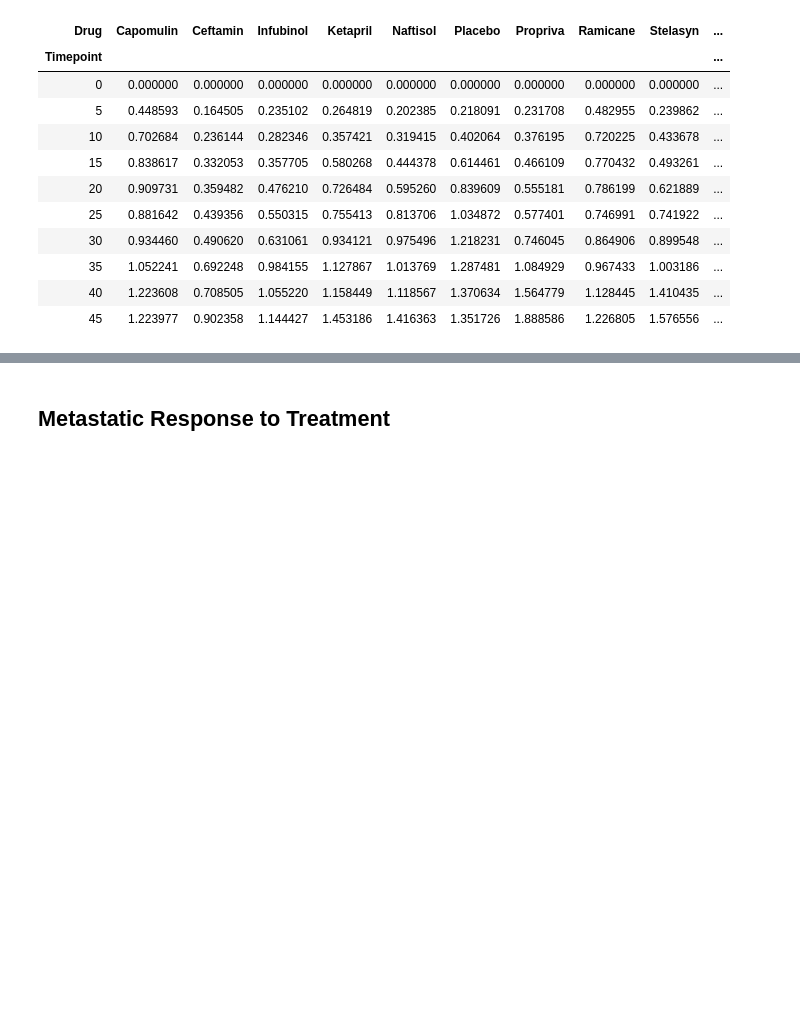
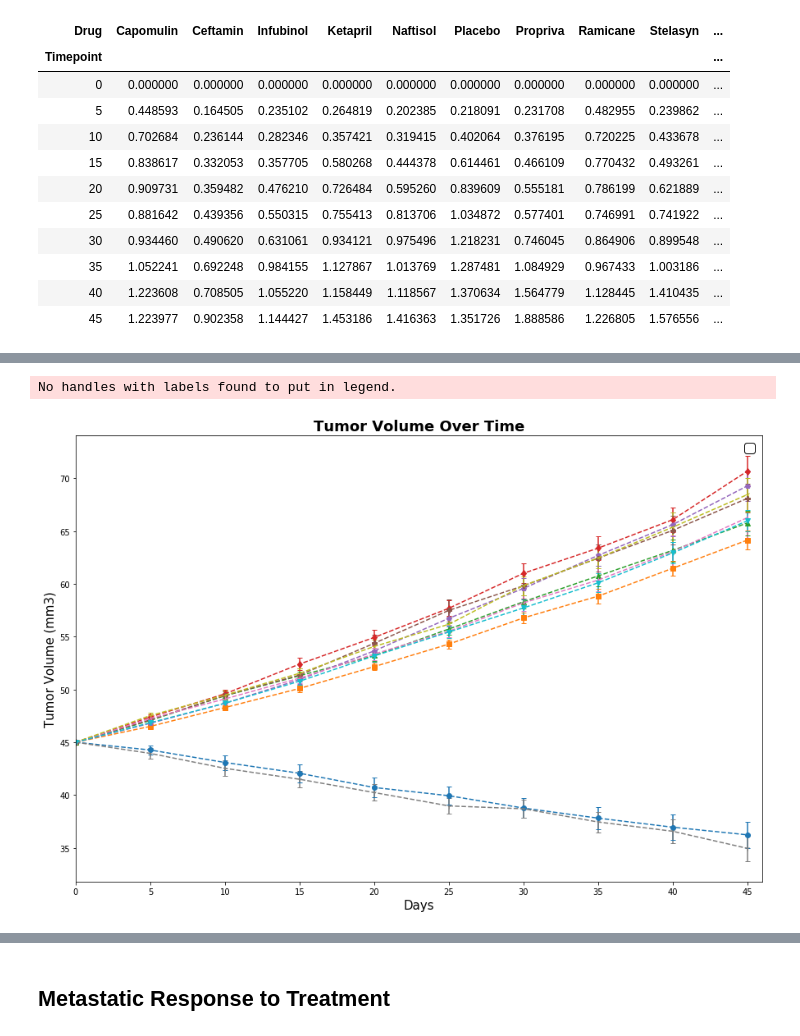
Before and after one commit to kavehamini/matplotlib-challenge, a Jupyter notebook: Pymaceuticals/pymaceuticals_Kaveh.ipynb, the cells around one changed output, grey strips where cells are left out. Cells and saved outputs as stored; diff of their text form; code cells hidden in the pictures; blank space fills up the shorter version.

```diff
--- a/Pymaceuticals/pymaceuticals_Kaveh.ipynb
+++ b/Pymaceuticals/pymaceuticals_Kaveh.ipynb
@@ -112,3 +140,42 @@ KeyError: 'Timepoint'
+# %%
+# Generate the Plot (with Error Bars)
+
+plt.figure(figsize = (15,10))
+plt.title('Tumor Volume Over Time', fontdict = {'fontsize': 18, 'fontweight': 'bold'})
+plt.xlabel('Days', fontdict = {'fontsize': 15})
+plt.ylabel('Tumor Volume (mm3)', fontdict = {'fontsize': 15})
+plt.xticks(np.arange(0, tumorvolmeandf.index.max()+3 , 5))
+plt.xlim(0, tumorvolmeandf.index.max() + 1)
+markers = ['o', 's', '^', 'd', 'p', 'P', '2', '1', '3', "v"]
+xvals = tumorvolmeandf.index
+
+count = 0
+
+for c in tumorvolmeandf.columns:
+    plt.errorbar(xvals,
+                 tumorvolmeandf[c],
+                 tumorvolsemdf[c],
+                 linestyle = '--',
+                 marker =  markers[count],
+                 capthick = 1,
+                 capsize = 3)
+    count += 1
+
+lg = plt.legend(numpoints = 2, # gives two symbols in legend
+                frameon = True,
+                markerscale = 1.5,
+                edgecolor = 'black',
+                fontsize = '17',
+                framealpha = 1)
+
+#plt.show()
+
+# Save the Figure
+
+plt.savefig('tumorvolovertime.png')
+# %% [output]
+No handles with labels found to put in legend.
+[figure, added]
 # %%
 # Show the Figure
 plt.show()
```
Also changed, not shown: parts of 4 cells of this notebook, 1 other file.
